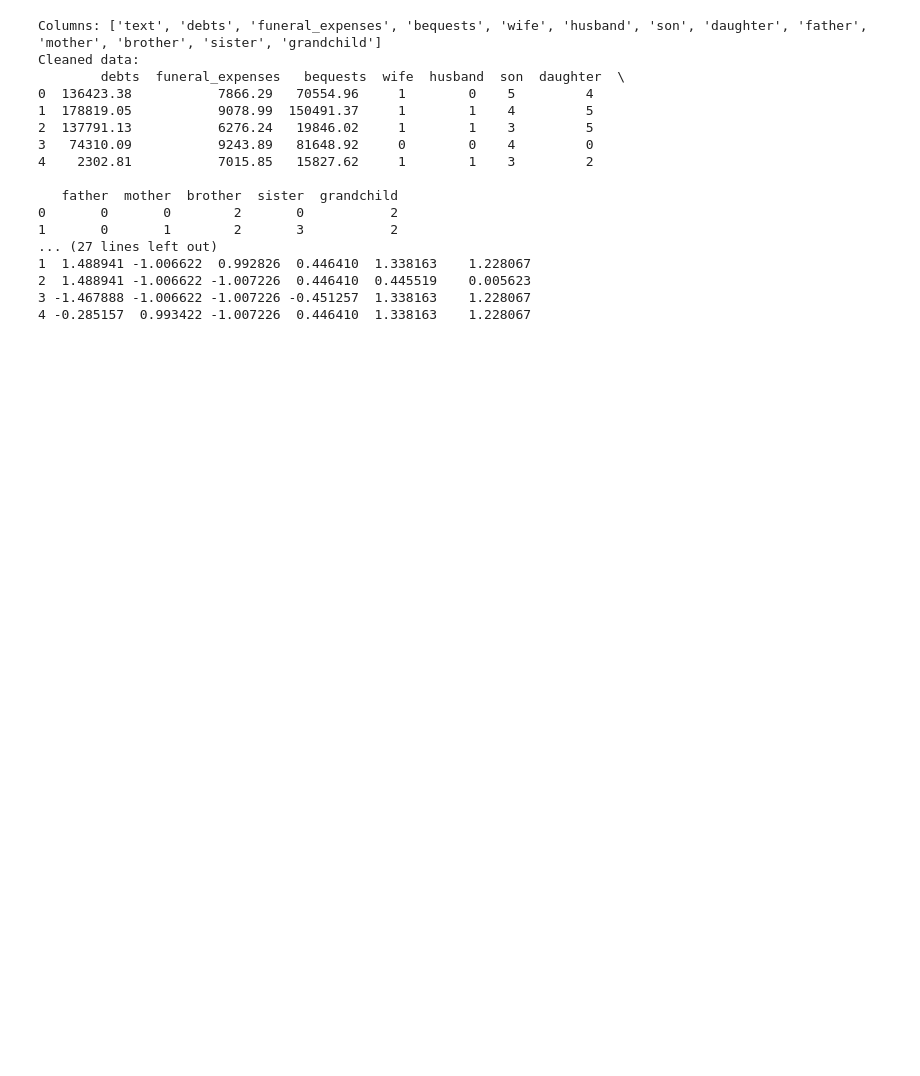
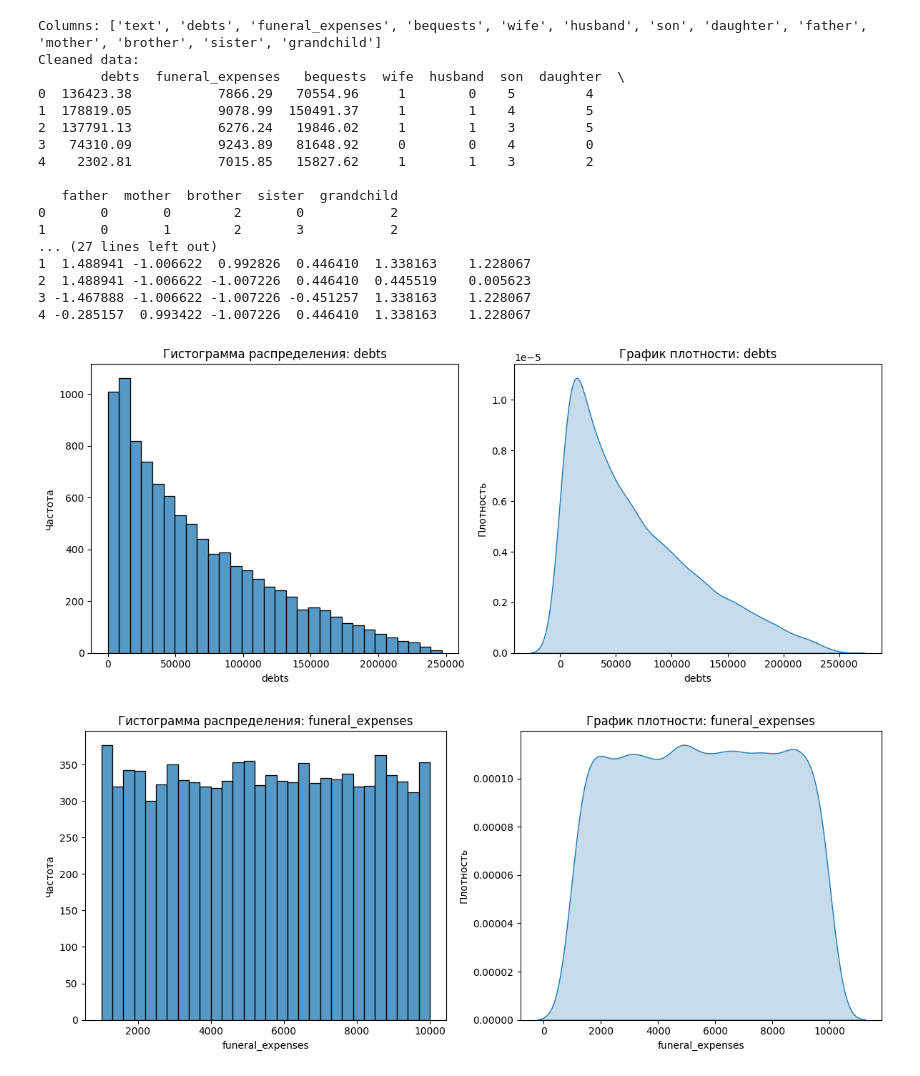
Before and after one commit to Altaieb-Mohammed/pytorch-tutorial-YouTube-, a Jupyter notebook: lab1m analisiss.ipynb, the cells around one changed output. Cells and saved outputs as stored; diff of their text form; code cells hidden in the pictures; blank space fills up the shorter version.

```diff
--- a/lab1m analisiss.ipynb
+++ b/lab1m analisiss.ipynb
@@ -68,3 +73,83 @@ Cleaned data:
 2  1.488941 -1.006622 -1.007226  0.446410  0.445519    0.005623
 3 -1.467888 -1.006622 -1.007226 -0.451257  1.338163    1.228067
 4 -0.285157  0.993422 -1.007226  0.446410  1.338163    1.228067
+# %%
+# Лабораторная работа №2: Анализ распределений и корреляций (на примере synthetic_inheritance_data.csv)
+# --- Шаг 1: Загрузка данных ---
+url = "https://github.com/Altaieb-Mohammed/pytorch-tutorial-YouTube-/raw/main/synthetic_inheritance_data.csv"
+df = pd.read_csv(url)
+# --- Шаг 2: Определение числовых и категориальных признаков ---
+# Числовые признаки (финансовые и количественные)
+numerical_features = [
+    'debts', 'funeral_expenses', 'bequests', 'wife', 'husband', 'son', 'daughter',
+    'father', 'mother', 'brother', 'sister', 'grandchild'
+]
+
+# Категориальные признаки (в данном датасете только текстовое описание)
+categorical_features = ['text']
+
+# --- Шаг 3: Очистка числовых данных от пропусков ---
+df_num = df[numerical_features].dropna()
+
+# --- Шаг 4: Анализ распределения числовых признаков ---
+for feature in numerical_features:
+    plt.figure(figsize=(12, 5))
+
+    # Гистограмма распределения
+    plt.subplot(1, 2, 1)
+    sns.histplot(df_num[feature], bins=30, kde=False)
+    plt.title(f'Гистограмма распределения: {feature}')
+    plt.xlabel(feature)
+    plt.ylabel('Частота')
+
+    # График плотности
+    plt.subplot(1, 2, 2)
+    sns.kdeplot(df_num[feature], fill=True)
+    plt.title(f'График плотности: {feature}')
+    plt.xlabel(feature)
+    plt.ylabel('Плотность')
+
+    plt.tight_layout()
+    plt.show()
+
+# --- Шаг 5: Диаграммы "ящик с усами" для выявления выбросов ---
+for feature in numerical_features:
+    plt.figure(figsize=(6, 4))
+    sns.boxplot(x=df_num[feature])
+    plt.title(f'Диаграмма "ящик с усами": {feature}')
+    plt.xlabel(feature)
+    plt.show()
+
+# --- Шаг 6: Анализ распределения категориальных признаков ---
+# Для текстового поля можно вывести несколько примеров и длину текста
+print("\nПримеры текстовых описаний:")
+print(df['text'].head(5))
+df['text_length'] = df['text'].apply(len)
+plt.figure(figsize=(8,5))
+sns.histplot(df['text_length'], bins=30)
+plt.title('Распределение длины текстовых описаний')
+plt.xlabel('Длина текста')
+plt.ylabel('Частота')
+plt.show()
+
+# --- Шаг 7: Анализ взаимосвязей (корреляций) числовых признаков ---
+plt.figure(figsize=(12, 8))
+sns.heatmap(df_num.corr(), annot=True, cmap='coolwarm', fmt=".2f")
+plt.title('Матрица корреляций числовых признаков')
+plt.show()
+
+# --- Шаг 8: Краткие выводы ---
+print("Краткие статистики по числовым признакам:\n", df_num.describe())
+
+# Пример анализа:
+# - Высокая корреляция между количеством сыновей и дочерей может указывать на большие семьи.
+# - Финансовые признаки (долги, расходы на похороны, завещания) могут быть скоррелированы между собой.
+# - Выбросы в признаках debts, bequests и funeral_expenses могут указывать на редкие, но крупные случаи.
+
+# --- Рекомендации ---
+# 1. Для признаков с сильными выбросами (например, debts, bequests) рекомендуется логарифмическое преобразование.
+# 2. Для моделирования можно стандартизировать числовые признаки.
+# 3. Категориальный признак 'text' можно использовать для NLP-анализа (например, извлечение сущностей или тональности).
+# %% [output]
+[figure, added]
+[figure, added]
```
Also changed, not shown: parts of 3 cells of this notebook.
